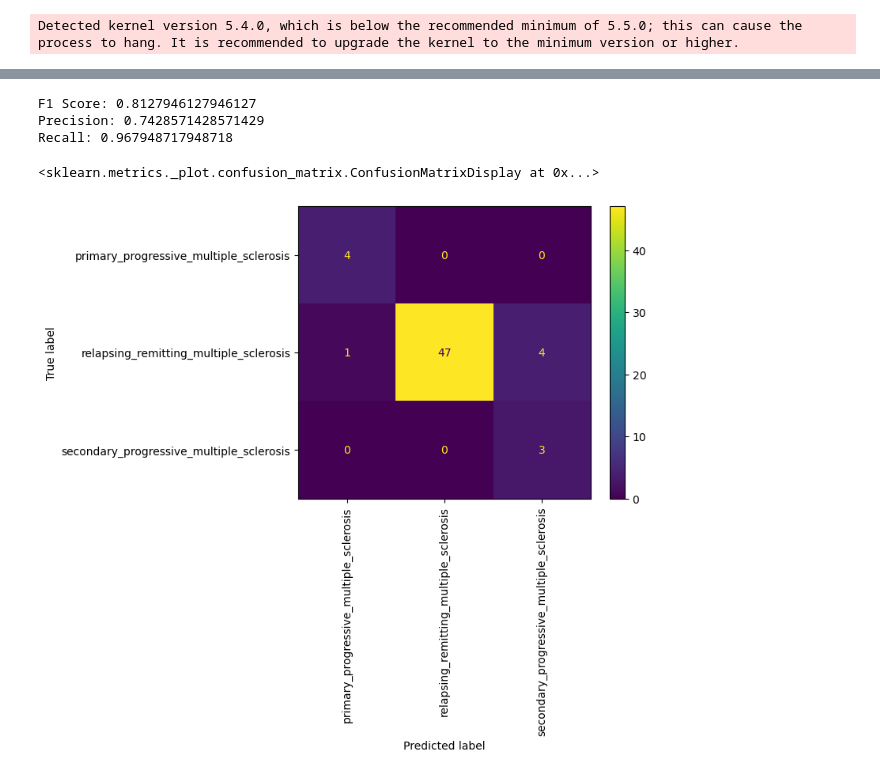
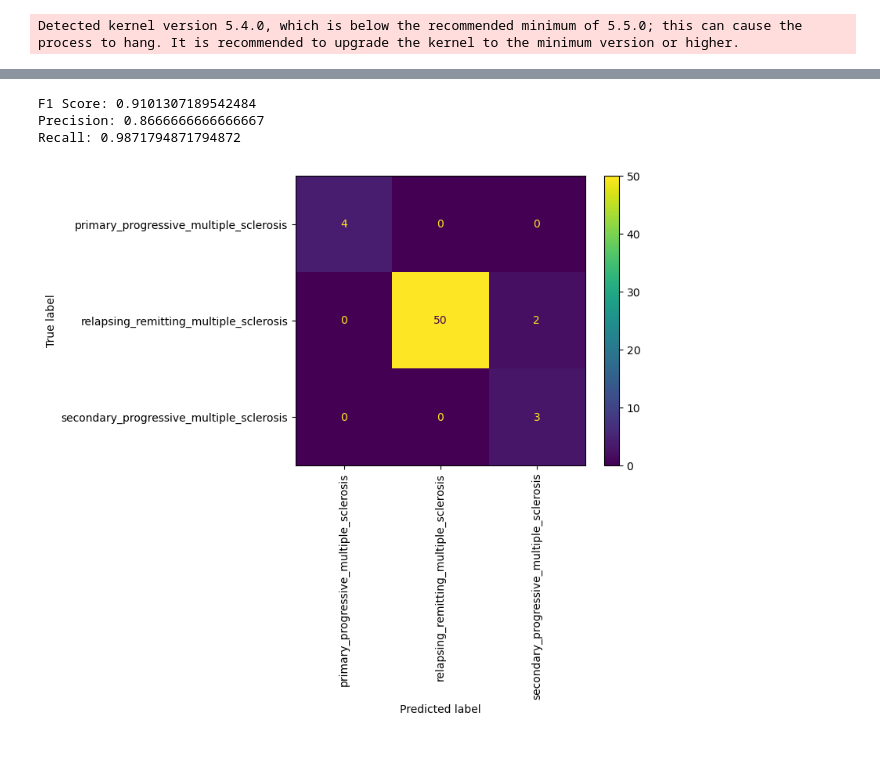
Before and after one commit to maregli/inf-extr, a Jupyter notebook: notebooks/ms-prediction/medBERT_train.ipynb, the cells around one changed output, grey strips where cells are left out. Saved outputs shown, nothing was run; the diff lists cells and outputs as text; code cells hidden in the pictures.

Commit message:
reproducible training finetune medbert ms diag on gpu

```diff
--- a/notebooks/ms-prediction/medBERT_train.ipynb
+++ b/notebooks/ms-prediction/medBERT_train.ipynb
@@ -34,7 +50,7 @@ generated_samples = Dataset.from_pandas(generated_samples).remove_columns('__ind
 # Load data
 data_files = {"train": "ms-diag_clean_train.csv", "validation": "ms-diag_clean_val.csv", "test": "ms-diag_clean_test.csv"}
 df = load_dataset(os.path.join(paths.DATA_PATH_PREPROCESSED,'ms-diag'), data_files = data_files)
-df["train"] = concatenate_datasets([generated_samples, df["train"]])
+df["train"] = concatenate_datasets([get_artifical_data_all(), df["train"]])
 
 # Number of labels
 num_labels = len(set(df['train']['labels']))
@@ -119,26 +132,17 @@ lr_scheduler = get_scheduler(
     num_training_steps=TRAIN_STEPS
 )
 
-#f1_metric = evaluate.load("f1")
-
-# Class weights
-power = 1
-class_weights = [1/np.log(len(dataset['train'].filter(lambda example: example['labels'] == label))) for label in set(dataset['train']['labels'])]
-class_weights = [weight**power for weight in class_weights]
-class_weights = torch.tensor(class_weights, dtype=torch.float)
-
-
-loss_fun = torch.nn.CrossEntropyLoss(weight=class_weights)
-
 # Prepare with accelerator
-model, optim, train_loader, val_loader, test_loader, loss_fun = accelerator.prepare(
-    model, optim, train_loader, val_loader, test_loader, loss_fun
+model, optim, train_loader, val_loader, test_loader = accelerator.prepare(
+    model, optim, train_loader, val_loader, test_loader
 )
 # %% [output]
 Detected kernel version 5.4.0, which is below the recommended minimum of 5.5.0; this can cause the process to hang. It is recommended to upgrade the kernel to the minimum version or higher.
 # %%
 # Training
-torch.manual_seed(42)
+seed = 42
+torch.manual_seed(seed)
+torch.cuda.manual_seed(seed)
 progress_bar = tqdm.tqdm(range(TRAIN_STEPS))
 
 for epoch in range(EPOCHS):
@@ -146,7 +150,6 @@ for epoch in range(EPOCHS):
     for batch in train_loader:
         optim.zero_grad()
         outputs = model(**batch)
-        # loss = loss_fun(outputs.logits, batch['labels'])
         loss = outputs.loss
         accelerator.backward(loss)
         optim.step()
@@ -163,7 +166,7 @@ for epoch in range(EPOCHS):
             outputs = model(**batch)
             predictions = outputs.logits.argmax(dim=-1)
 
-            val_loss += loss_fun(outputs.logits, batch['labels'])
+            val_loss += outputs.loss
             acc += (predictions == batch['labels']).sum().item()
 
             preds.extend(predictions.tolist())
@@ -173,10 +176,10 @@ for epoch in range(EPOCHS):
     if epoch == 0:
             min_val_loss = val_loss
             largest_f1 = f1
-    elif val_loss < min_val_loss:
+    elif (epoch > 3) & (val_loss < min_val_loss):
         min_val_loss = val_loss
         model.save_pretrained(paths.MODEL_PATH/'ms_diag_medbert_valloss')
-    elif largest_f1 < f1:
+    elif (epoch > 3) & (largest_f1 < f1):
         largest_f1 = f1
         model.save_pretrained(paths.MODEL_PATH/'ms_diag_medbert_f1')
 
@@ -215,17 +219,18 @@ for batch in tqdm.tqdm(test_loader):
 # %%
 from sklearn.metrics import f1_score, precision_score, recall_score, ConfusionMatrixDisplay
 # f1 score, precision, recall
 print(f"F1 Score: {f1_score(labels, predictions, average='macro')}")
 print(f"Precision: {precision_score(labels, predictions, average='macro')}")
 print(f"Recall: {recall_score(labels, predictions, average='macro')}")
 # Confusion matrix
 ConfusionMatrixDisplay.from_predictions(labels, predictions, display_labels=list(id2label.values()), xticks_rotation='vertical')
+
+pd.DataFrame({"labels": labels, "predictions": predictions}).to_csv(paths.RESULTS_PATH/"ms-diag"/"ms-diag_medbert-finetuned-artif.csv", index=False)
 # %% [output]
-F1 Score: 0.8127946127946127
-Precision: 0.7428571428571429
-Recall: 0.967948717948718
+F1 Score: 0.9101307189542484
+Precision: 0.8666666666666667
+Recall: 0.9871794871794872
-<sklearn.metrics._plot.confusion_matrix.ConfusionMatrixDisplay at 0x...>
-[figure, old version]
+[figure, new version]
 # %%
 import pandas as pd
 df_test = pd.read_csv(os.path.join(paths.DATA_PATH_PREPROCESSED,'ms-diag/ms-diag_clean_test.csv'))
```
Also changed, not shown: parts of 7 cells of this notebook, 1 other file.
